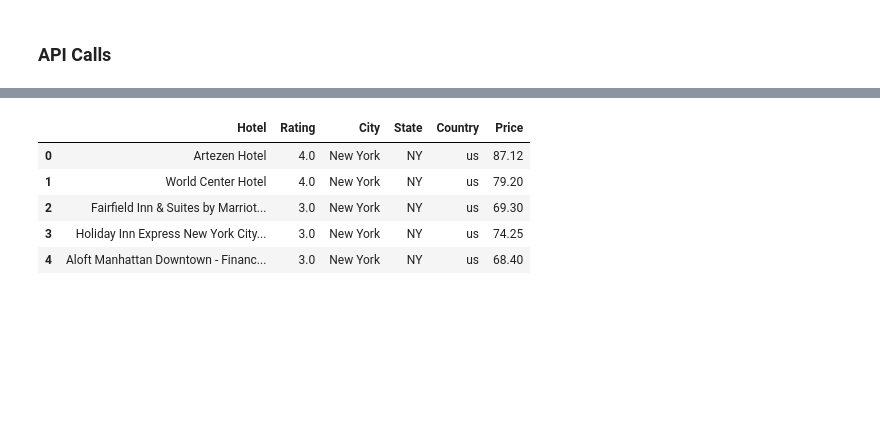
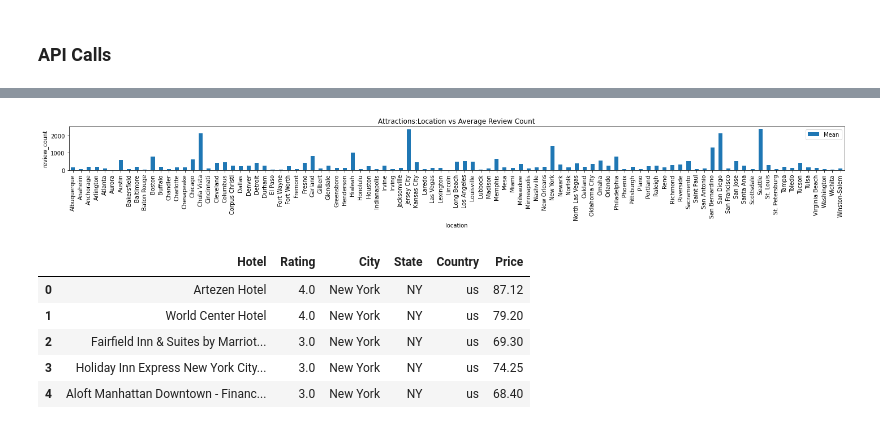
Before and after one commit to Kaylawkelly/HotelRateLocataion-Project1, a Jupyter notebook: Project 1 Travel.ipynb, the cells around one changed output, grey strips where cells are left out. Saved outputs shown, nothing was run; the diff lists cells and outputs as text; code cells hidden in the pictures; blank space fills up the shorter version.

Commit message:
attraction bar chart

```diff
--- a/Project 1 Travel.ipynb
+++ b/Project 1 Travel.ipynb
@@ -34,3 +34,7 @@ city_df.head()
 | 2 | 2 | Chicago | Illinois | 41.878114 | -87.629798 | O'Hare International Airport | 10000 W O'Hare Ave, Chicago | 3.6 | ... |
 | 3 | 3 | Houston | Texas | 29.760427 | -95.369803 | William P. Hobby Airport | 7800 Airport Blvd, Houston | 4.0 | ... |
 | 4 | 4 | Philadelphia | Pennsylvania | 39.952584 | -75.165222 | Philadelphia International Airport | 8000 Essington Ave, Philadelphia | 3.3 | ... |
+# %%
+merged_data_path = ("./merged_data.csv")
+merged_data_df = pd.read_csv("./merged_data.csv")
+merged_data_df.head()
@@ -36,0 +48,7 @@ city_df.head()
+# %%
+mean = merged_data_df.groupby('location')['review_count'].mean()
+
+bar_chart_df = pd.DataFrame({"Mean": mean})
+
+
+bar_chart_df
@@ -37,3 +70,15 @@ city_df.head()
+# %%
+# Chart our data, give it a title, and label the axes
+attraction_chart = bar_chart_df.plot(kind="bar",figsize=(20,3), title="Attractions:Location vs Average Review Count")
+attraction_chart.set_xlabel("location")
+attraction_chart.set_ylabel("review_count")
+
+
+plt.tight_layout()
+plt.savefig("Barchart_Attraction.png")
+plt.show()
+# %% [output]
+[figure, added]
 # %%
 
 airport_code=[]
```
Also changed, not shown: parts of 2 cells of this notebook, 1 other file.
